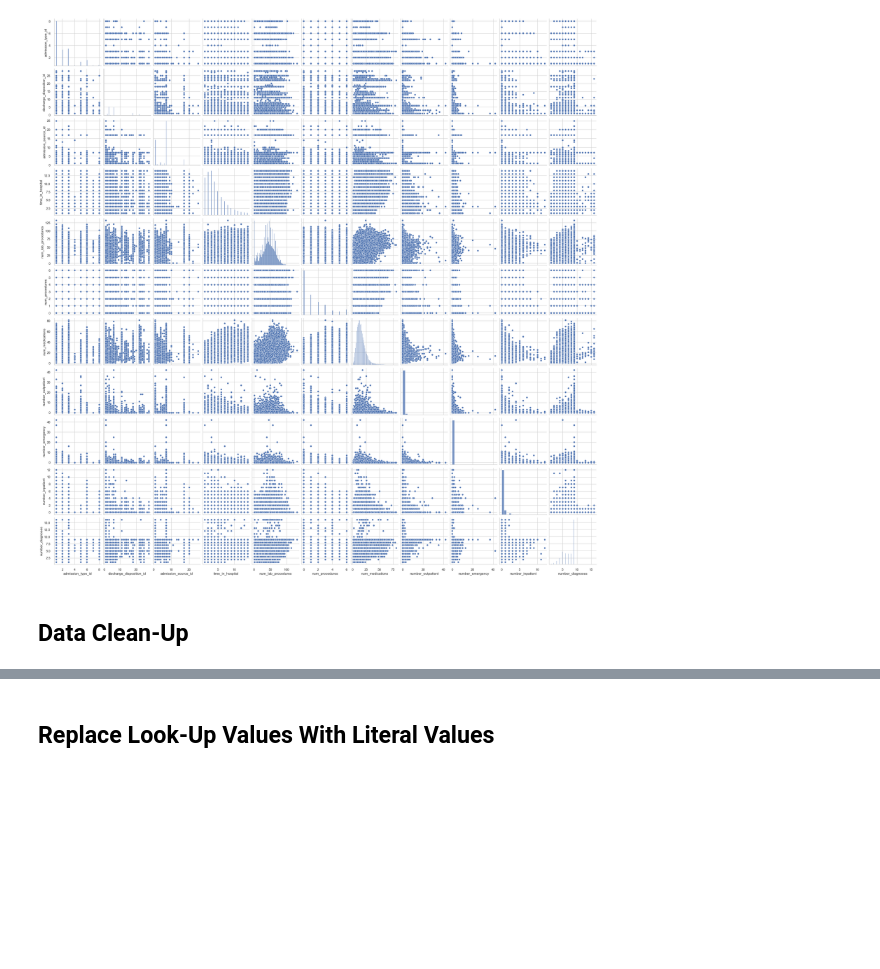
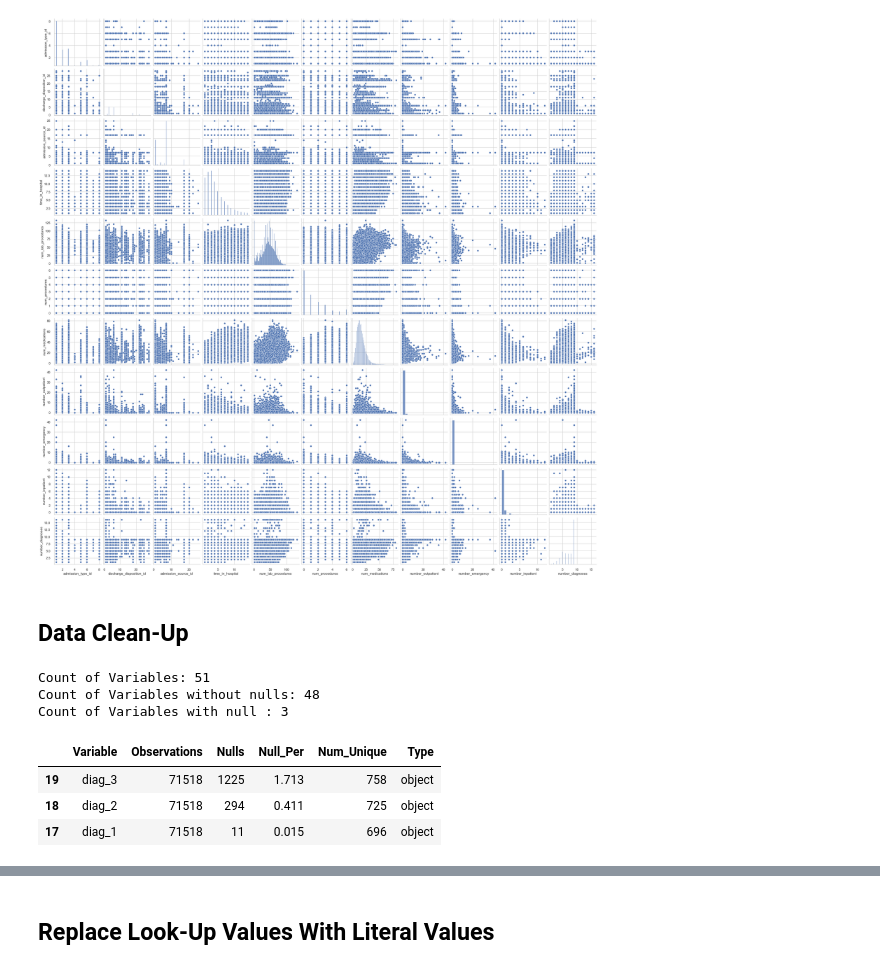
Before and after one commit to bcullinan32/ML_Course, a Jupyter notebook: Class-Data-Clean-Up.ipynb, the cells around one changed output, grey strips where cells are left out. Cells and saved outputs as stored; diff of their text form; code cells hidden in the pictures; blank space fills up the shorter version.

```diff
--- a/Class-Data-Clean-Up.ipynb
+++ b/Class-Data-Clean-Up.ipynb
@@ -68,6 +68,31 @@ def OrdinalEncoderFunc (df,listOfVars,order):
         col=col
         df[col] = enc.fit_transform(df[[col]])
     return df
+# %%
+def nullAnalysis2(df):
+    row = []
+    null_summaryDF = pd.DataFrame(columns = ["Variable","Observations","Nulls","Null_Per","Num_Unique","Type"])
+    for column in df:
+        var = column
+        countOfObs = len(df[var])
+        countOfNull = df[var].isnull().sum()
+        perOfNull = round((100 * countOfNull) / countOfObs,3)
+        numUnique = df[var].nunique()
+        type  = df[var].dtypes
+        # Append to Summary DF
+        row = [var, countOfObs,countOfNull,perOfNull,numUnique,type]
+        df_length = len(null_summaryDF)
+        null_summaryDF.loc[df_length] = row
+    # Get Summary Stats
+    countofVars = len(null_summaryDF)
+    countofNotNull = (null_summaryDF['Nulls'] == 0).sum()
+    countofNull = (null_summaryDF['Nulls'] != 0).sum()
+    print(f"Count of Variables:",countofVars)
+    print(f"Count of Variables without nulls:",countofNotNull)
+    print(f"Count of Variables with null :",countofNull)
+    # Format Summary
+    summaryDF = null_summaryDF[null_summaryDF['Nulls'] != 0].sort_values(by=['Nulls'],ascending=False)
+    return summaryDF
 # %% [markdown]
 ## EDA
 # %%
@@ -233,0 +255,12 @@ mainData['medical_specialty'] = mainData['medical_specialty'].fillna('Unknown')
+# %%
+# Print Null Summary
+nullSummary = nullAnalysis2(mainData)
+nullSummary
+# %% [output]
+Count of Variables: 51
+Count of Variables without nulls: 48
+Count of Variables with null : 3
+|  | Variable | Observations | Nulls | Null_Per | Num_Unique | Type |
+| 19 | diag_3 | 71518 | 1225 | 1.713 | 758 | object |
+| 18 | diag_2 | 71518 | 294 | 0.411 | 725 | object |
+| 17 | diag_1 | 71518 | 11 | 0.015 | 696 | object |
```
Also changed, not shown: parts of 7 cells of this notebook.
